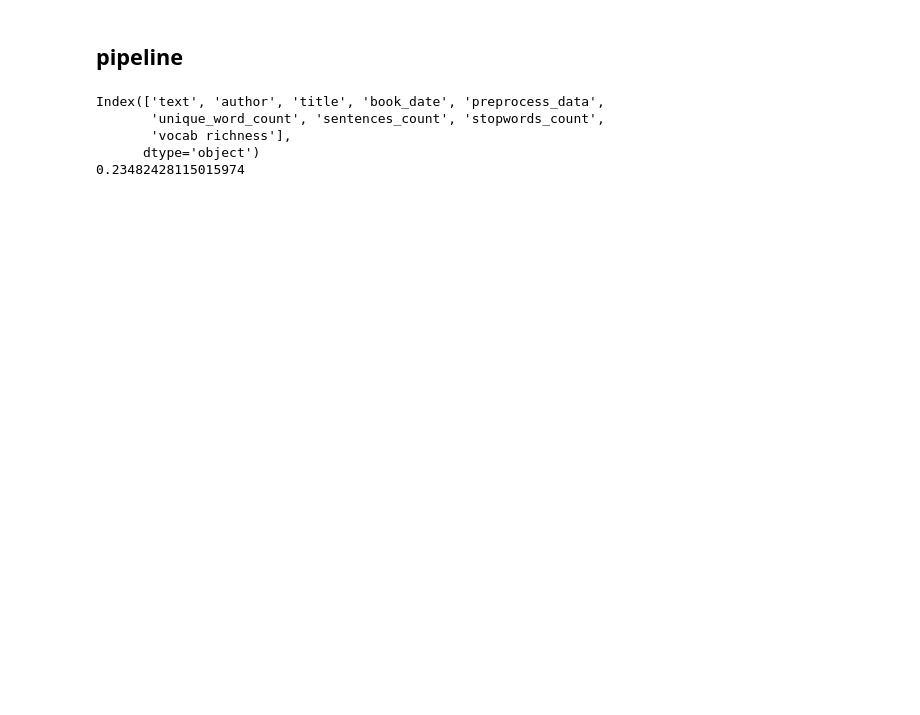
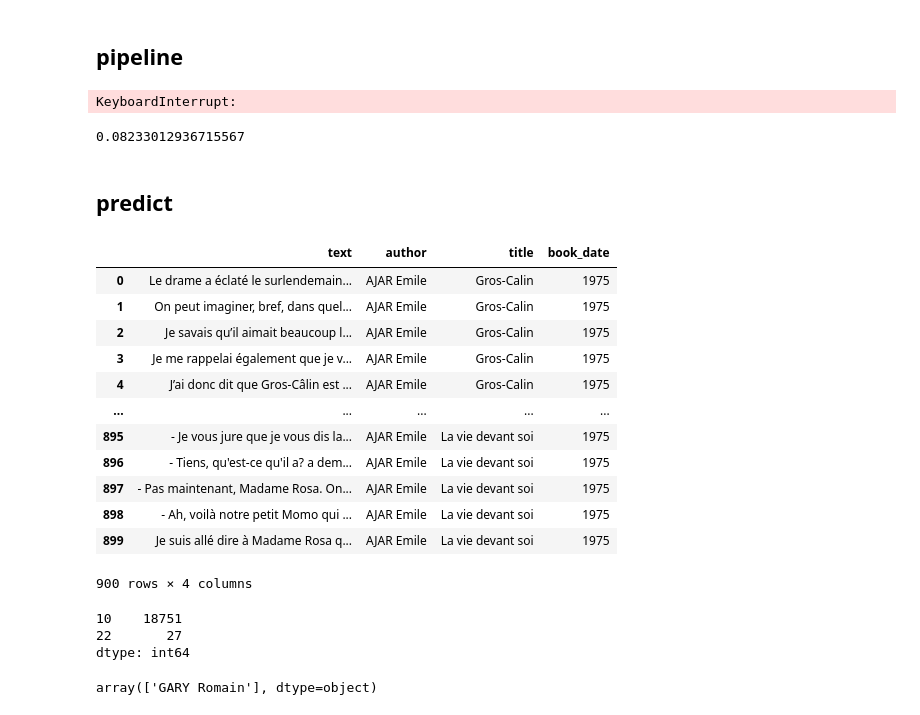
Before and after one commit to Cyr-dcx/author_style, a Jupyter notebook: notebooks/Cyrielle_functions.ipynb, the cells around one changed output. Saved outputs shown, nothing was run; the diff lists cells and outputs as text; code cells hidden in the pictures; blank space fills up the shorter version.

```diff
--- a/notebooks/Cyrielle_functions.ipynb
+++ b/notebooks/Cyrielle_functions.ipynb
@@ -193,20 +271,17 @@ def features(df):
 # %%
 from sklearn.naive_bayes import MultinomialNB
 from sklearn.compose import ColumnTransformer
-from sklearn.preprocessing import OneHotEncoder
 from sklearn.feature_extraction.text import TfidfVectorizer
-from author_style.preprocessing import features
 from sklearn.preprocessing import LabelEncoder
-from author_style.utils import csv_to_dataframes
 from sklearn.model_selection import train_test_split
 
 df = csv_to_dataframes(output='p')
-df = features(df)
-
-print(df.columns)
+df = features(df, output='p')
 
 #selection de X et y dans le dataframe df
-X = df[['preprocess_data','unique_word_count', 'sentences_count', 'stopwords_count','vocab richness']]
+X = df[['preprocess_data','unique_word',
+        'word_ratio','sentences_ratio',
+        'stopwords_ratio','vocab richness']]
 y = df["author"]
 
 # Encode categorical variables
@@ -218,8 +293,9 @@ column_trans = ColumnTransformer(
     [('vec', TfidfVectorizer(), 'preprocess_data')], remainder='passthrough')
 
 X_combined = column_trans.fit_transform(X[[
-    'preprocess_data', 'unique_word_count', 'sentences_count',
-    'stopwords_count', 'vocab richness'
+    'preprocess_data','unique_word',
+    'word_ratio','sentences_ratio',
+    'stopwords_ratio','vocab richness'
 ]])
 
 #split date
@@ -228,12 +304,9 @@ X_train, X_test, y_train, y_test = train_test_split(X_combined, y, test_size=0.3
 #model
 
 nb_model = MultinomialNB()
-model_trained = nb_model.fit(X_train, y_train)
+model_trained = nb_model()
+nb_model.fit(X_train, y_train)
 
 print(model_trained.score(X_test, y_test))
 # %% [output]
-Index(['text', 'author', 'title', 'book_date', 'preprocess_data',
-       'unique_word_count', 'sentences_count', 'stopwords_count',
-       'vocab richness'],
-      dtype='object')
-0.23482428115015974
+KeyboardInterrupt:
@@ -239,0 +317,6 @@ Index(['text', 'author', 'title', 'book_date', 'preprocess_data',
+# %%
+cv_result.mean()
+# %% [output]
+0.08233012936715567
+# %% [markdown]
+## predict
@@ -239,0 +415,18 @@ Index(['text', 'author', 'title', 'book_date', 'preprocess_data',
+# %%
+data_ajar = csv_to_dataframes_ajar(output='p')
+# %%
+data_ajar
+# %% [output]
+|  | text | author | title | book_date |
+| 0 | Le drame a éclaté le surlendemain... | AJAR Emile | Gros-Calin | 1975 |
+| 1 | On peut imaginer, bref, dans quel... | AJAR Emile | Gros-Calin | 1975 |
+| 2 | Je savais qu’il aimait beaucoup l... | AJAR Emile | Gros-Calin | 1975 |
+| 3 | Je me rappelai également que je v... | AJAR Emile | Gros-Calin | 1975 |
+| 4 | J’ai donc dit que Gros-Câlin est ... | AJAR Emile | Gros-Calin | 1975 |
+| ... | ... | ... | ... | ... |
+| 895 | - Je vous jure que je vous dis la... | AJAR Emile | La vie devant soi | 1975 |
+| 896 | - Tiens, qu'est-ce qu'il a? a dem... | AJAR Emile | La vie devant soi | 1975 |
+| 897 | - Pas maintenant, Madame Rosa. On... | AJAR Emile | La vie devant soi | 1975 |
+| 898 | - Ah, voilà notre petit Momo qui ... | AJAR Emile | La vie devant soi | 1975 |
+| 899 | Je suis allé dire à Madame Rosa q... | AJAR Emile | La vie devant soi | 1975 |
+900 rows × 4 columns
@@ -239,0 +451,10 @@ Index(['text', 'author', 'title', 'book_date', 'preprocess_data',
+# %%
+sol.value_counts()
+# %% [output]
+10    18751
+22       27
+dtype: int64
+# %%
+cat_transformer.inverse_transform(np.array((10,)))
+# %% [output]
+array(['GARY Romain'], dtype=object)
```
Also changed, not shown: parts of 12 cells of this notebook.
